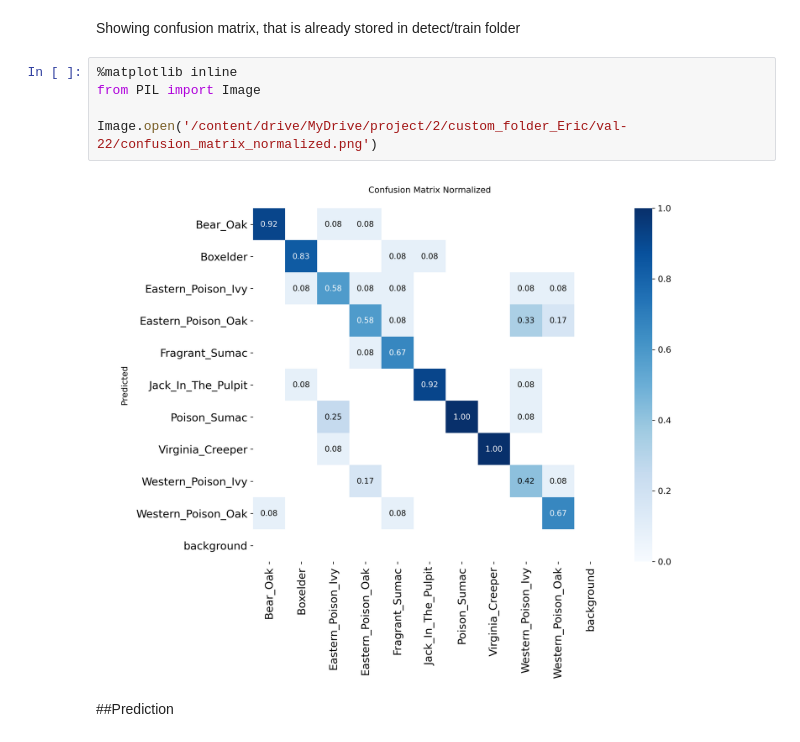
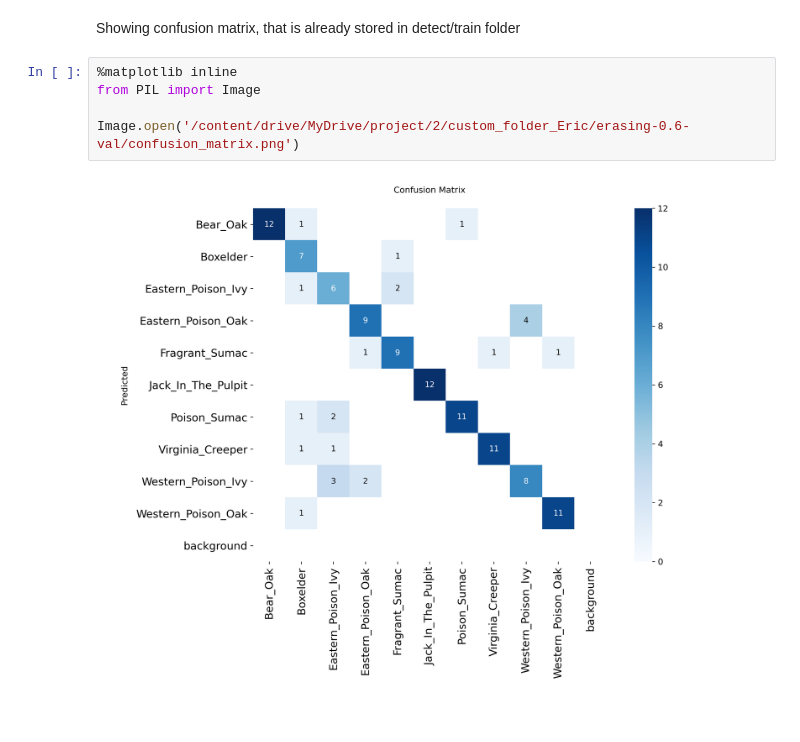
Before and after one commit to theoneureka/Computer-Vision-Project, a Jupyter notebook: ComputerVisionProject.ipynb, the cells around one changed output. Drawn from its saved outputs; the diff is of its cells as text; blank space fills up the shorter version.

```diff
--- a/ComputerVisionProject.ipynb
+++ b/ComputerVisionProject.ipynb
@@ -600,9 +600,7 @@ Showing confusion matrix, that is already stored in detect/train folder
 # %%
 %matplotlib inline
 from PIL import Image
 
-Image.open('/content/drive/MyDrive/project/2/custom_folder_Eric/val-22/confusion_matrix_normalized.png')
+Image.open('/content/drive/MyDrive/project/2/custom_folder_Eric/erasing-0.6-val/confusion_matrix.png')
 # %% [output]
-[figure, old version]
+[figure, new version]
-# %% [markdown]
-##Prediction
```
Also changed, not shown: parts of 2 cells of this notebook.
